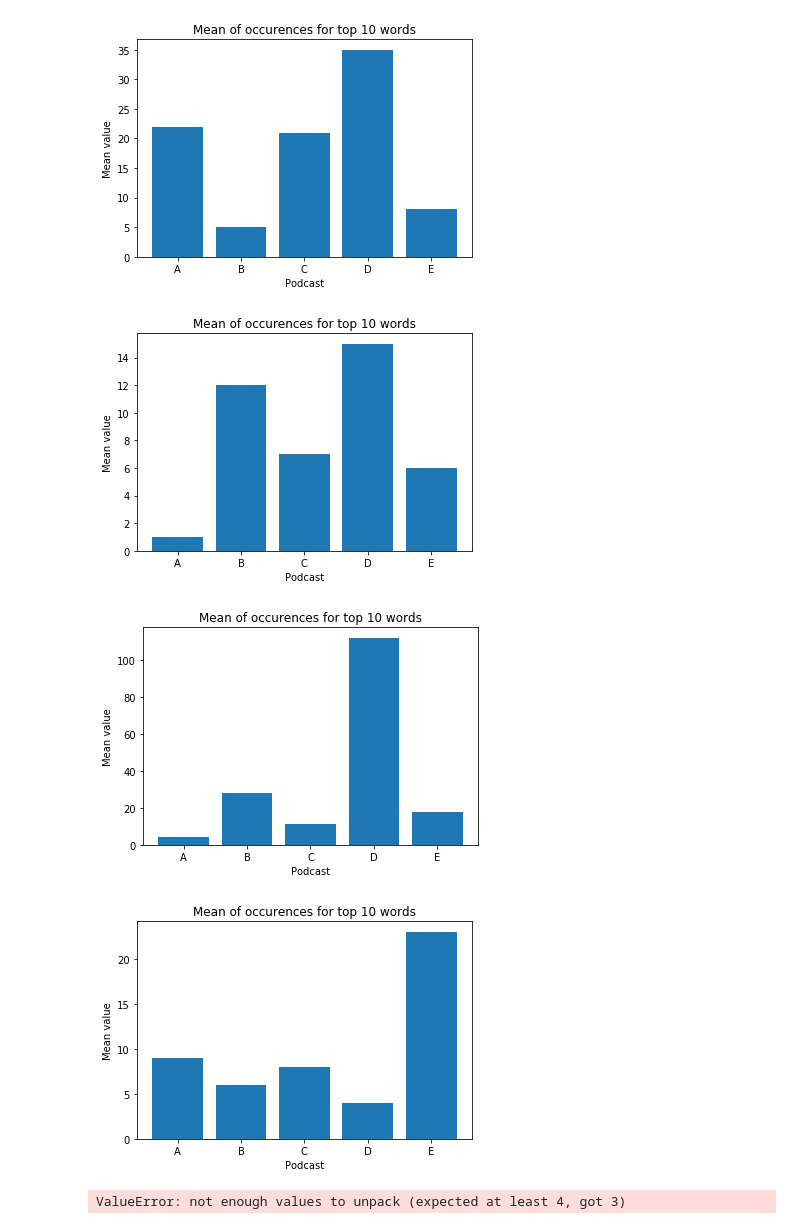
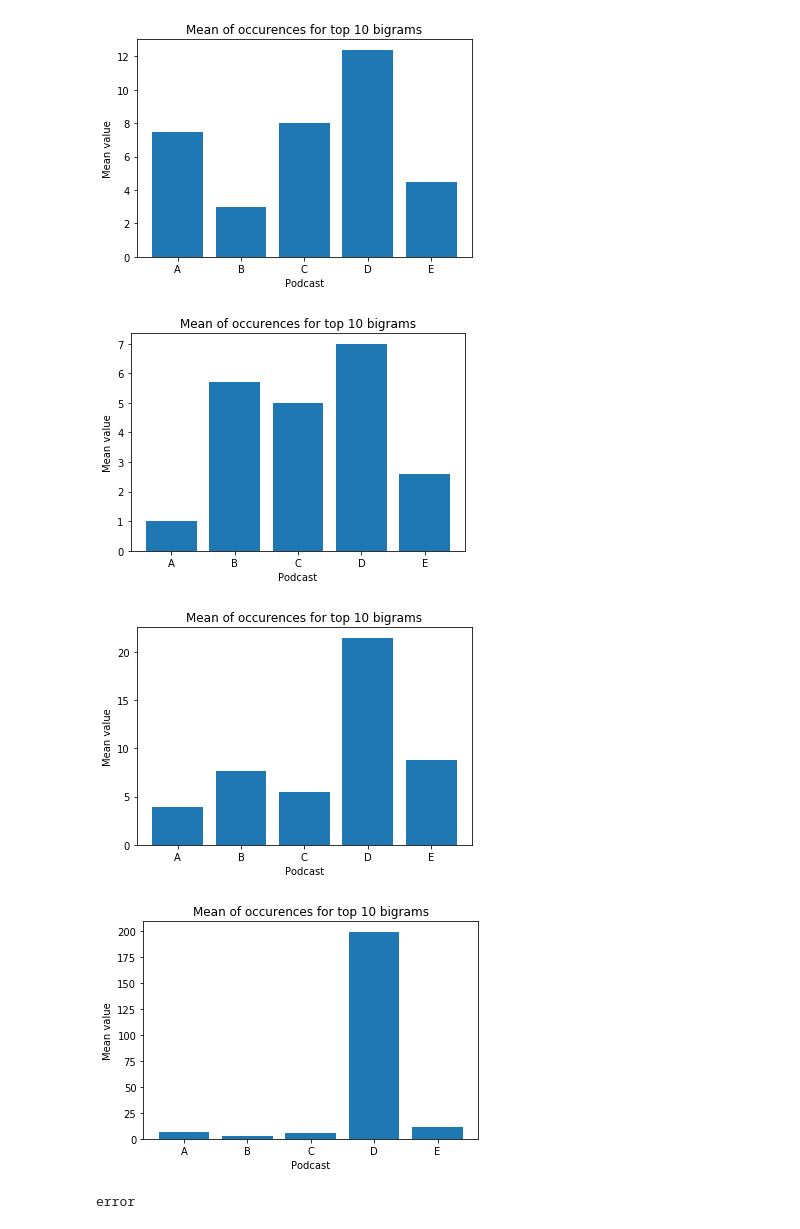
Before and after one commit to UNCG-CSE/Podknow, a Jupyter notebook: src/notebooks/MeanOfBigramQuantity.ipynb, the cells around one changed output. Saved outputs shown, nothing was run; the diff lists cells and outputs as text; code cells hidden in the pictures.

Commit message:
fixed logic error / added comments

```diff
--- a/src/notebooks/MeanOfBigramQuantity.ipynb
+++ b/src/notebooks/MeanOfBigramQuantity.ipynb
@@ -30,13 +30,13 @@ def iterator(index):
     finder = BigramCollocationFinder.from_words(tokens)
     finder.apply_word_filter(lambda w: len(w) < 3)
 
-    scored = finder.score_ngrams(bigram_measures.raw_freq)
-
+    #filter by number of frequency of bigram occurence with most frequent values at the top
     scored = sorted(finder.ngram_fd.items(), key=lambda t: (-t[1], t[0]))
     totalLength = 0
 
+    #for first 10 bigrams, extract the number of occurences and add them together
     for x in range(0, 10):
-        occurences = re.findall("\d+", str(scored[0]))[0]
+        occurences = re.findall("\d+", str(scored[x]))[0]
         totalLength = totalLength + int(occurences)
 
     #returns mean of occurences for top 10 bigrams for a given podcast
@@ -47,12 +47,11 @@ def iterator(index):
 results = []
 counter = 0
 totalList = []
-graphCounter = 0
 
 saveLocation = r'C:\Users\Jeremy\Desktop\scrubbed transcripts\gcsst\scrubbed'
 for folderName,subfolders,fileName in os.walk(r'C:\Users\Jeremy\Desktop\scrubbed transcripts\gcsst\scrubbed'):
 
-  #  try:
+    try:
         for file in fileName:
             if str(file.endswith(".txt_scrubbed")):
                 f = open(os.path.join(folderName,file),'rb')
@@ -64,9 +63,6 @@ for folderName,subfolders,fileName in os.walk(r'C:\Users\Jeremy\Desktop\scrubbed
                 results.append(rows)
 
                 counter = counter + 1
-                graphCounter = graphCounter + 1
-
-
 
                 #gets mean occurences of bigrams for each podcast
                 mean = iterator(counter)
@@ -75,7 +71,8 @@ for folderName,subfolders,fileName in os.walk(r'C:\Users\Jeremy\Desktop\scrubbed
                 totalList.append(mean)
 
 
-            if(graphCounter % 5 == 0):
+            #prints every 5 bigram means to graph
+            if(counter % 5 == 0):
 
                 plt.xlabel('Podcast')
                 plt.title('Mean of occurences for top 10 bigrams')
@@ -99,6 +96,6 @@ for folderName,subfolders,fileName in os.walk(r'C:\Users\Jeremy\Desktop\scrubbed
                 plt.cla()
                 plt.close()
 
-    #except:
-     #   print("error")
+    except:
+        print("error")
 # %% [output]
@@ -112,5 +109,5 @@ for folderName,subfolders,fileName in os.walk(r'C:\Users\Jeremy\Desktop\scrubbed
-[figure, old version]
+[figure, new version]
-[figure, old version]
+[figure, new version]
-[figure, old version]
+[figure, new version]
-[figure, old version]
+[figure, new version]
-ValueError: not enough values to unpack (expected at least 4, got 3)
+error
```
Also changed, not shown: parts of 1 cell of this notebook.
